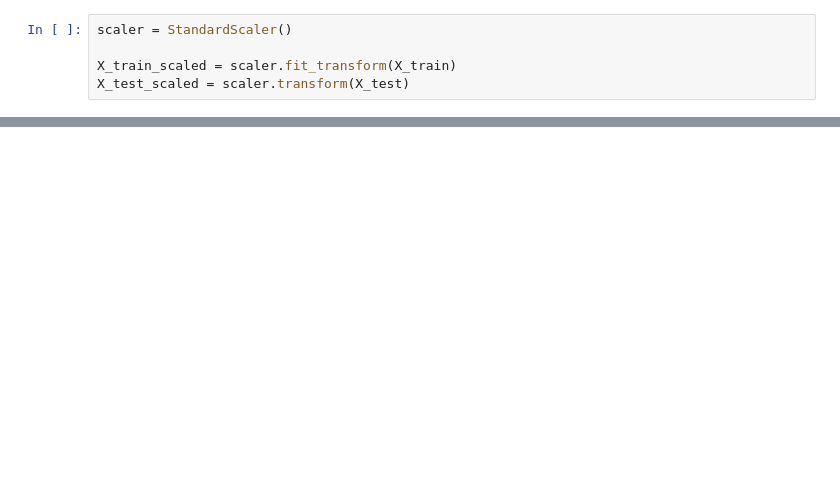
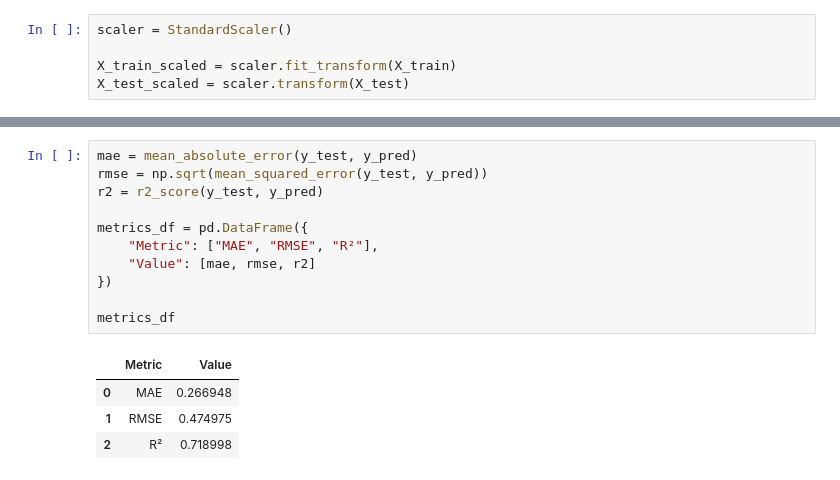
Before and after one commit to kunalbhardwaj2006/Smart-Energy-Consumption-Analysis-and-Prediction-using-Machine-Learning-with-Device-Level-Insights-, a Jupyter notebook: notebooks/Milestone4.ipynb, the cells around one changed output, grey strips where cells are left out. Cells and saved outputs as stored; diff of their text form; blank space fills up the shorter version.

```diff
--- a/notebooks/Milestone4.ipynb
+++ b/notebooks/Milestone4.ipynb
@@ -74,0 +116,16 @@ metrics
+# %%
+mae = mean_absolute_error(y_test, y_pred)
+rmse = np.sqrt(mean_squared_error(y_test, y_pred))
+r2 = r2_score(y_test, y_pred)
+
+metrics_df = pd.DataFrame({
+    "Metric": ["MAE", "RMSE", "R²"],
+    "Value": [mae, rmse, r2]
+})
+
+metrics_df
+# %% [output]
+|  | Metric | Value |
+| 0 | MAE | 0.266948 |
+| 1 | RMSE | 0.474975 |
+| 2 | R² | 0.718998 |
```
Also changed, not shown: parts of 23 cells of this notebook.
